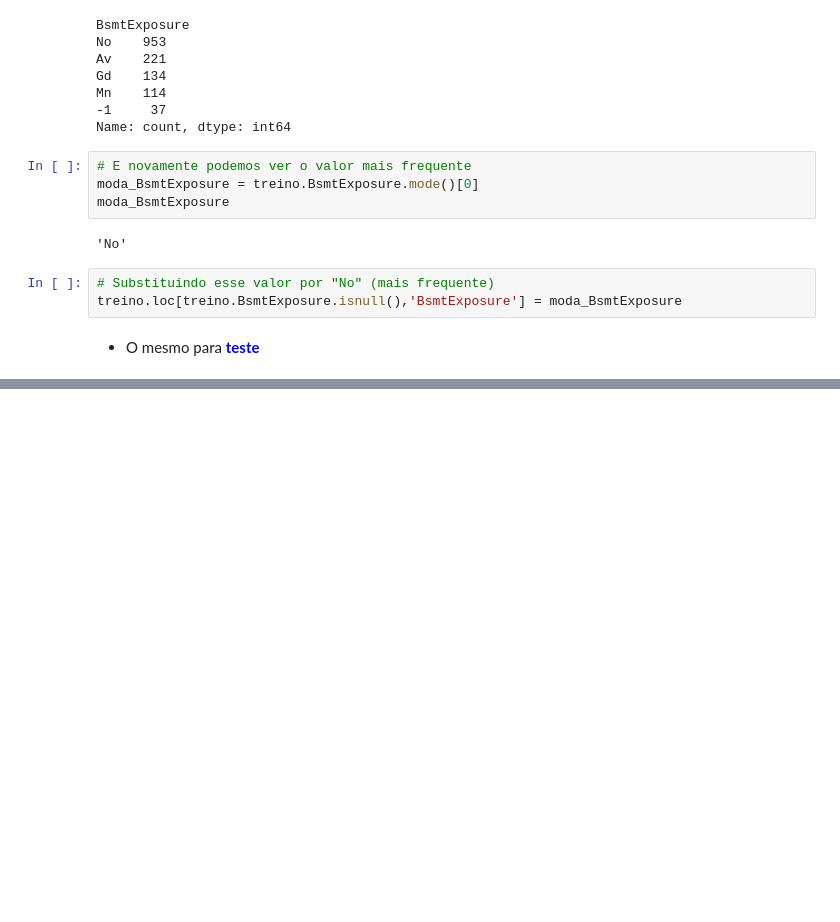
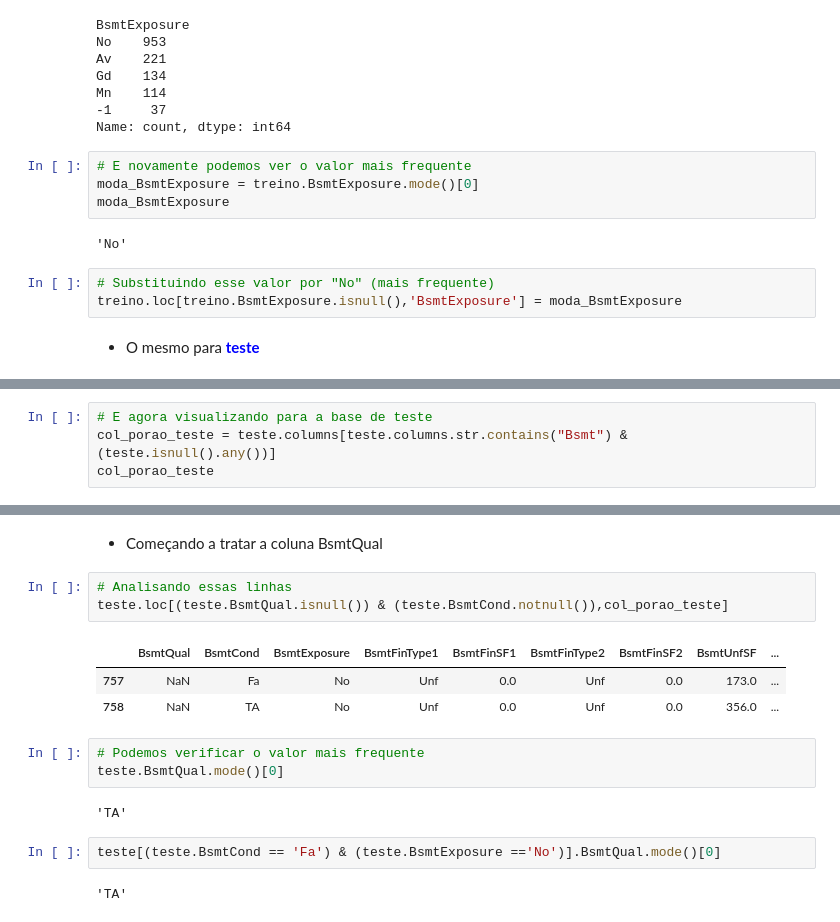
Before and after one commit to BraulioHermanson/Projeto_Housing_Avancado, a Jupyter notebook: Kagle_housing_limpeza.ipynb, the cells around one changed output, grey strips where cells are left out. Drawn from its saved outputs; the diff is of its cells as text; blank space fills up the shorter version.

```diff
--- a/Kagle_housing_limpeza.ipynb
+++ b/Kagle_housing_limpeza.ipynb
@@ -524,0 +530,4 @@ treino.loc[treino.BsmtExposure.isnull(),'BsmtExposure'] = moda_BsmtExposure
+# %%
+# E agora visualizando para a base de teste
+col_porao_teste = teste.columns[teste.columns.str.contains("Bsmt") & (teste.isnull().any())]
+col_porao_teste
@@ -524,0 +550,18 @@ treino.loc[treino.BsmtExposure.isnull(),'BsmtExposure'] = moda_BsmtExposure
+# %% [markdown]
+- Começando a tratar a coluna BsmtQual
+# %%
+# Analisando essas linhas
+teste.loc[(teste.BsmtQual.isnull()) & (teste.BsmtCond.notnull()),col_porao_teste]
+# %% [output]
+|  | BsmtQual | BsmtCond | BsmtExposure | BsmtFinType1 | BsmtFinSF1 | BsmtFinType2 | BsmtFinSF2 | BsmtUnfSF | ... |
+| 757 | NaN | Fa | No | Unf | 0.0 | Unf | 0.0 | 173.0 | ... |
+| 758 | NaN | TA | No | Unf | 0.0 | Unf | 0.0 | 356.0 | ... |
+# %%
+# Podemos verificar o valor mais frequente
+teste.BsmtQual.mode()[0]
+# %% [output]
+'TA'
+# %%
+teste[(teste.BsmtCond == 'Fa') & (teste.BsmtExposure =='No')].BsmtQual.mode()[0]
+# %% [output]
+'TA'
```
Also changed, not shown: parts of 8 cells of this notebook.
